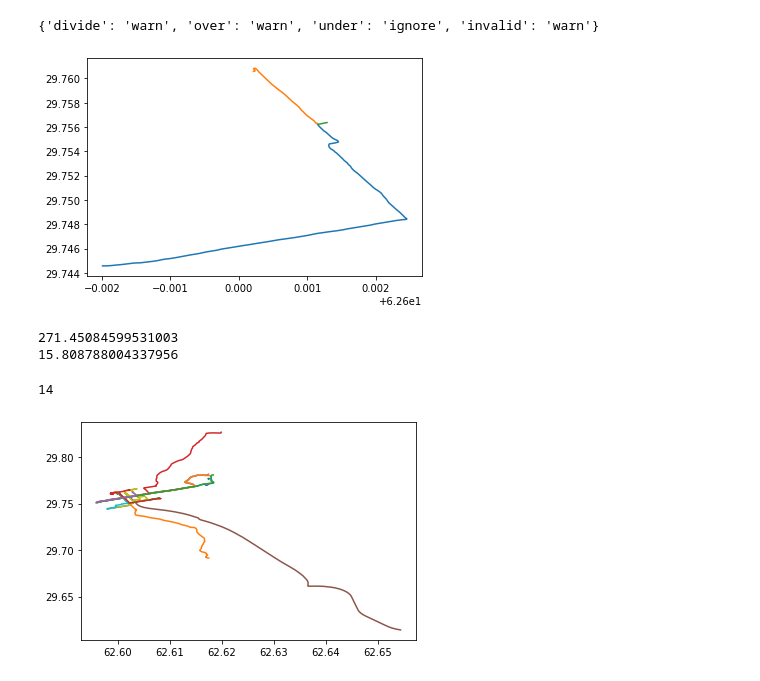
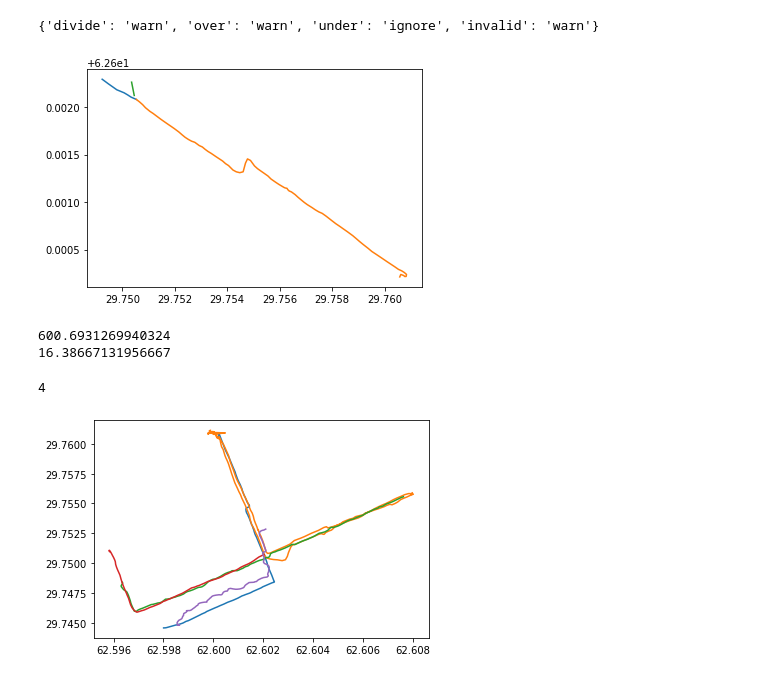
Before and after one commit to ollran/trajpred, a Jupyter notebook: notebooks/history.ipynb, the cells around one changed output. Drawn from its saved outputs; the diff is of its cells as text; code cells hidden in the pictures.

```diff
--- a/notebooks/history.ipynb
+++ b/notebooks/history.ipynb
@@ -7,32 +7,33 @@ np.seterr('raise')
 {'divide': 'warn', 'over': 'warn', 'under': 'ignore', 'invalid': 'warn'}
 # %%
 target_trajectory, data = dataset.load_users_trajectories_with_target(898, 1376323154598)
-head, tail = split.split_trajectory_with_overlap(target_trajectory, 0.75)
+head, tail = split.split_trajectory_with_overlap(target_trajectory, 0.5)
 
-head_y, head_x = head[:, 0], head[:, 1]
-tail_y, tail_x = tail[:, 0], tail[:, 1]
+head_x, head_y = head[:, 0], head[:, 1]
+tail_x, tail_y = tail[:, 0], tail[:, 1]
 
-prediction = historical.predict_by_picking_random_tail(data, head, 5)
-pred_y, pred_x = prediction[:, 0], prediction[:, 1]
+prediction = historical.predict_by_picking_random_tail(data, head, 3)
+pred_x, pred_y = prediction[:, 0], prediction[:, 1]
 
+head_x, head_y = head_x[-10:], head_y[-10:]
 plt.plot(head_y, head_x)
 plt.plot(tail_y, tail_x)
 plt.plot(pred_y, pred_x)
 plt.show()
 
 print(distance.calculate_trajectory_length_in_meters(tail))
 print(distance.calculate_trajectory_length_in_meters(prediction))
 # %% [output]
-[figure, old version]
+[figure, new version]
-271.45084599531003
-15.808788004337956
+600.6931269940324
+16.38667131956667
 # %%
 THRESHOLD = 10
 findings = find.find_point_overlapping_trajectories(data, head[-1], THRESHOLD)
 
 print(len(findings))
 # %% [output]
-14
+4
 # %%
 target_y, target_x = target_trajectory[:, 0], target_trajectory[:, 1]
 plt.plot(target_y, target_x)
@@ -42,4 +43,4 @@ for f in findings:
     plt.plot(y, x)
 plt.show()
 # %% [output]
-[figure, old version]
+[figure, new version]
```
